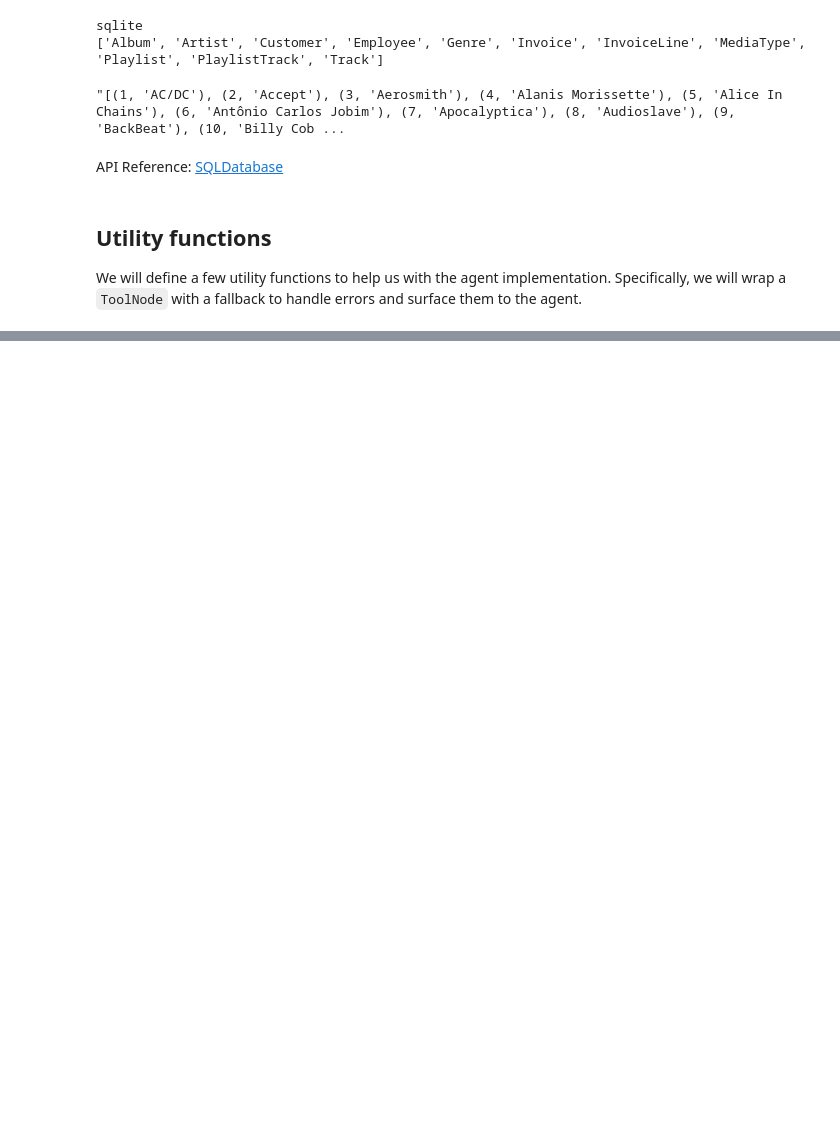
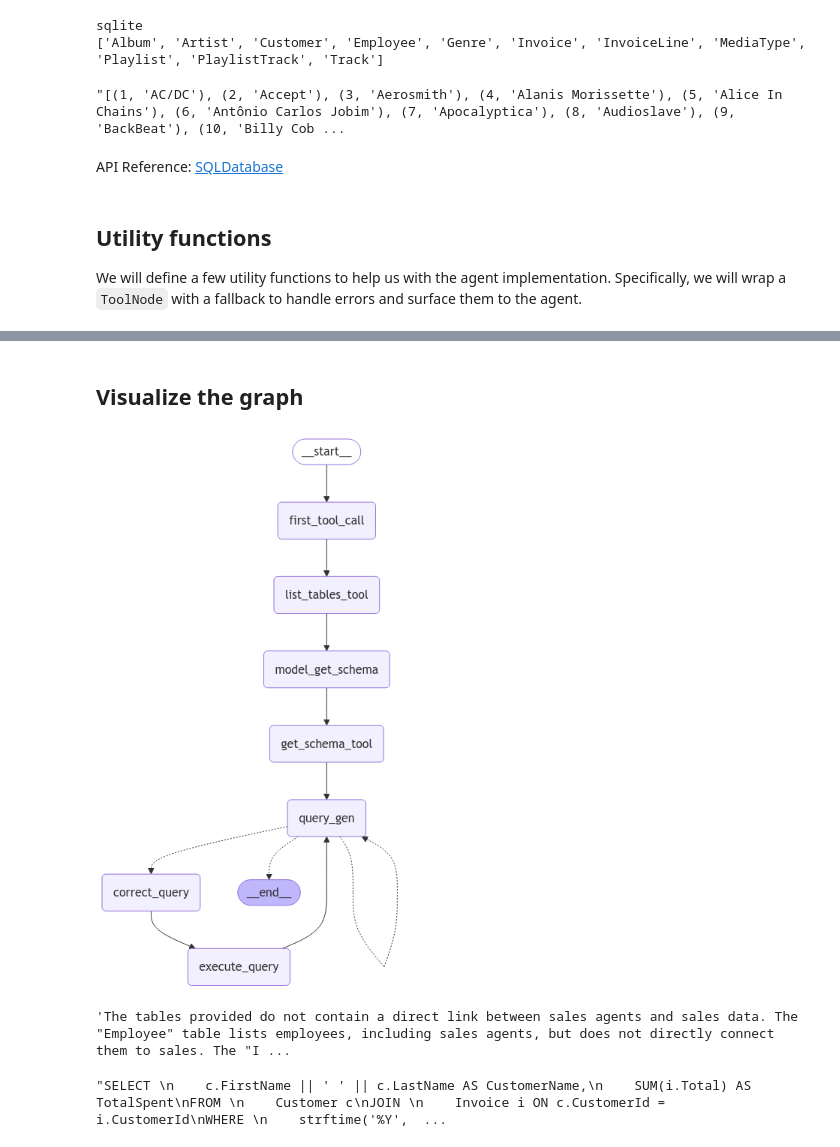
Before and after one commit to ahn283/learning, a Jupyter notebook: llm/langgraph/9_sql_agent.ipynb, the cells around one changed output, grey strips where cells are left out. Cells and saved outputs as stored; diff of their text form; code cells hidden in the pictures; blank space fills up the shorter version.

```diff
--- a/llm/langgraph/9_sql_agent.ipynb
+++ b/llm/langgraph/9_sql_agent.ipynb
@@ -80,0 +167,27 @@ We will define a few utility functions to help us with the agent implementation.
+# %%
+from langchain_core.prompts import ChatPromptTemplate
+
+query_check_system = """YOu are a SQL expert with a strong attention to detail.
+Double check the SQLite query for common mistakes, including:
+- Using NOT IN with NULL values
+- Using UNION when UNION ALL should have been used
+- USING BETWEEN for exclusive ranges
+- DATA type mismatch in predicates
+- Properly quoting identifiers
+- Using the correct number of arguments for functions
+- Casting to the correct data type
+- Using the proper columns for joins
+
+If there are any of the above mistakes, rewrite the query. If there are no mistakes, just reproduce the original query.
+
+You will call the appropriate tool to execute the query after running this check.
+"""
+
+query_check_prompt = ChatPromptTemplate.from_messages(
+    [("system", query_check_system), ("placeholder", "{messages}")]
+)
+query_check = query_check_prompt | ChatOpenAI(model='gpt-4o-mini', temperature=0).bind_tools(
+    [db_query_tool], tool_choice="required"
+)
+
+query_check.invoke({"messages": [("user", "SELECT * FROM Artist LIMIT 10;")]})
@@ -80,0 +352,33 @@ We will define a few utility functions to help us with the agent implementation.
+# %% [markdown]
+## Visualize the graph
+# %%
+from IPython.display import Image, display
+from langchain_core.runnables.graph import MermaidDrawMethod
+
+display(
+    Image(
+        app.get_graph().draw_mermaid_png(
+            draw_method=MermaidDrawMethod.API,
+        )
+    )
+)
+# %% [output]
+[figure, added]
+# %%
+## Run the agent
+messages = app.invoke(
+    {"messages": [("user", "Which sales agent made the most in sales in 2009?")]}
+)
+json_str = messages["messages"][-1].tool_calls[0]["args"]["final_answer"]
+json_str
+# %% [output]
+'The tables provided do not contain a direct link between sales agents and sales data. The "Employee" table lists employees, including sales agents, but does not directly connect them to sales. The "I ...
+# %%
+## Run the agent
+messages = app.invoke(
+    {"messages": [("user", "Which customer made the most in purchase in 2009?")]}
+)
+json_str = messages["messages"][-1].tool_calls[0]["args"]["final_answer"]
+json_str
+# %% [output]
+"SELECT \n    c.FirstName || ' ' || c.LastName AS CustomerName,\n    SUM(i.Total) AS TotalSpent\nFROM \n    Customer c\nJOIN \n    Invoice i ON c.CustomerId = i.CustomerId\nWHERE \n    strftime('%Y',  ...
```
Also changed, not shown: parts of 13 cells of this notebook, 2 other files.
